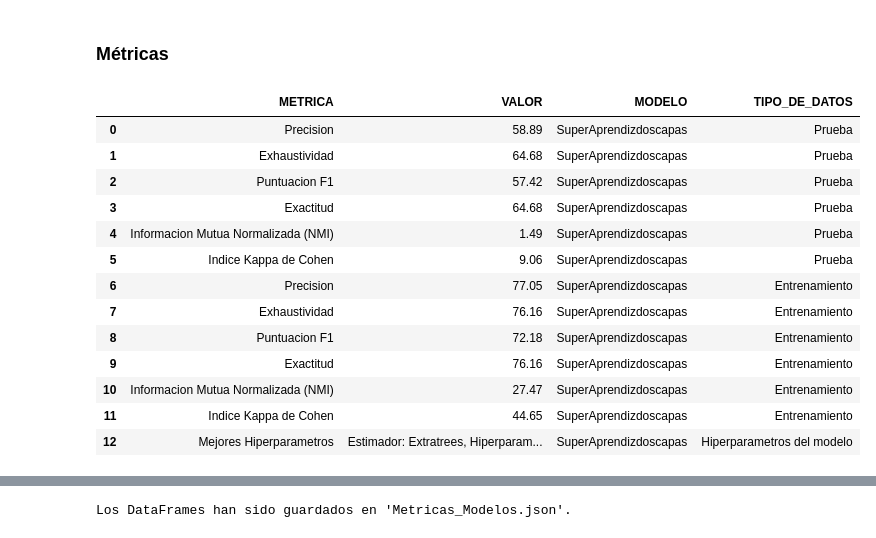
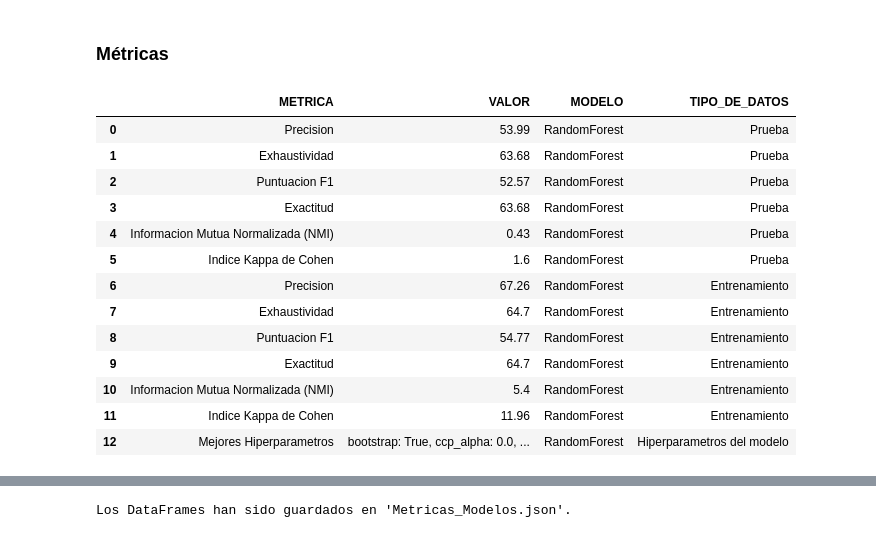
Before and after one commit to CamiloeSotoS/UNIVERSIDAD-DISTRITAL-PROYECTO, a Jupyter notebook: MÓDULO ANALÍTICA PREDICTIVA/MÓDULO_ANALITICA_MODELOS_CLASIFICACION_DEF.ipynb, the cells around one changed output, grey strips where cells are left out. Drawn from its saved outputs; the diff is of its cells as text; code cells hidden in the pictures.

```diff
--- a/MÓDULO ANALÍTICA PREDICTIVA/MÓDULO_ANALITICA_MODELOS_CLASIFICACION_DEF.ipynb
+++ b/MÓDULO ANALÍTICA PREDICTIVA/MÓDULO_ANALITICA_MODELOS_CLASIFICACION_DEF.ipynb
@@ -4378,24 +4378,24 @@ Metricas_Modelos = Metricas_Modelos.rename(columns={'MÉTRICA': 'METRICA'})
 Metricas_Modelos ['METRICA'] = Metricas_Modelos ['METRICA'].apply(lambda x: unidecode(x))
 #Metricas_Modelos= Metricas_Modelos[Metricas_Modelos["MODELO"].isin(modelos_seleccionados)]
 # %%
-filtrado=Metricas_Modelos.loc[Metricas_Modelos['MODELO'].str.contains('SuperAprendizdoscapas')]
+filtrado=Metricas_Modelos.loc[Metricas_Modelos['MODELO'].str.contains('RandomForest')]
 pd.set_option('display.max_colwidth', None)
 filtrado
 # %% [output]
 |  | METRICA | VALOR | MODELO | TIPO_DE_DATOS |
-| 0 | Precision | 58.89 | SuperAprendizdoscapas | Prueba |
-| 1 | Exhaustividad | 64.68 | SuperAprendizdoscapas | Prueba |
-| 2 | Puntuacion F1 | 57.42 | SuperAprendizdoscapas | Prueba |
-| 3 | Exactitud | 64.68 | SuperAprendizdoscapas | Prueba |
-| 4 | Informacion Mutua Normalizada (NMI) | 1.49 | SuperAprendizdoscapas | Prueba |
-| 5 | Indice Kappa de Cohen | 9.06 | SuperAprendizdoscapas | Prueba |
-| 6 | Precision | 77.05 | SuperAprendizdoscapas | Entrenamiento |
-| 7 | Exhaustividad | 76.16 | SuperAprendizdoscapas | Entrenamiento |
-| 8 | Puntuacion F1 | 72.18 | SuperAprendizdoscapas | Entrenamiento |
-| 9 | Exactitud | 76.16 | SuperAprendizdoscapas | Entrenamiento |
-| 10 | Informacion Mutua Normalizada (NMI) | 27.47 | SuperAprendizdoscapas | Entrenamiento |
-| 11 | Indice Kappa de Cohen | 44.65 | SuperAprendizdoscapas | Entrenamiento |
-| 12 | Mejores Hiperparametros | Estimador: Extratrees, Hiperparam... | SuperAprendizdoscapas | Hiperparametros del modelo |
+| 0 | Precision | 53.99 | RandomForest | Prueba |
+| 1 | Exhaustividad | 63.68 | RandomForest | Prueba |
+| 2 | Puntuacion F1 | 52.57 | RandomForest | Prueba |
+| 3 | Exactitud | 63.68 | RandomForest | Prueba |
+| 4 | Informacion Mutua Normalizada (NMI) | 0.43 | RandomForest | Prueba |
+| 5 | Indice Kappa de Cohen | 1.6 | RandomForest | Prueba |
+| 6 | Precision | 67.26 | RandomForest | Entrenamiento |
+| 7 | Exhaustividad | 64.7 | RandomForest | Entrenamiento |
+| 8 | Puntuacion F1 | 54.77 | RandomForest | Entrenamiento |
+| 9 | Exactitud | 64.7 | RandomForest | Entrenamiento |
+| 10 | Informacion Mutua Normalizada (NMI) | 5.4 | RandomForest | Entrenamiento |
+| 11 | Indice Kappa de Cohen | 11.96 | RandomForest | Entrenamiento |
+| 12 | Mejores Hiperparametros | bootstrap: True, ccp_alpha: 0.0, ... | RandomForest | Hiperparametros del modelo |
 # %%
 Metricas_Modelos ['MODELO'].unique()
 # %% [output]
```
Also changed, not shown: parts of 43 cells of this notebook, 13 other files.
